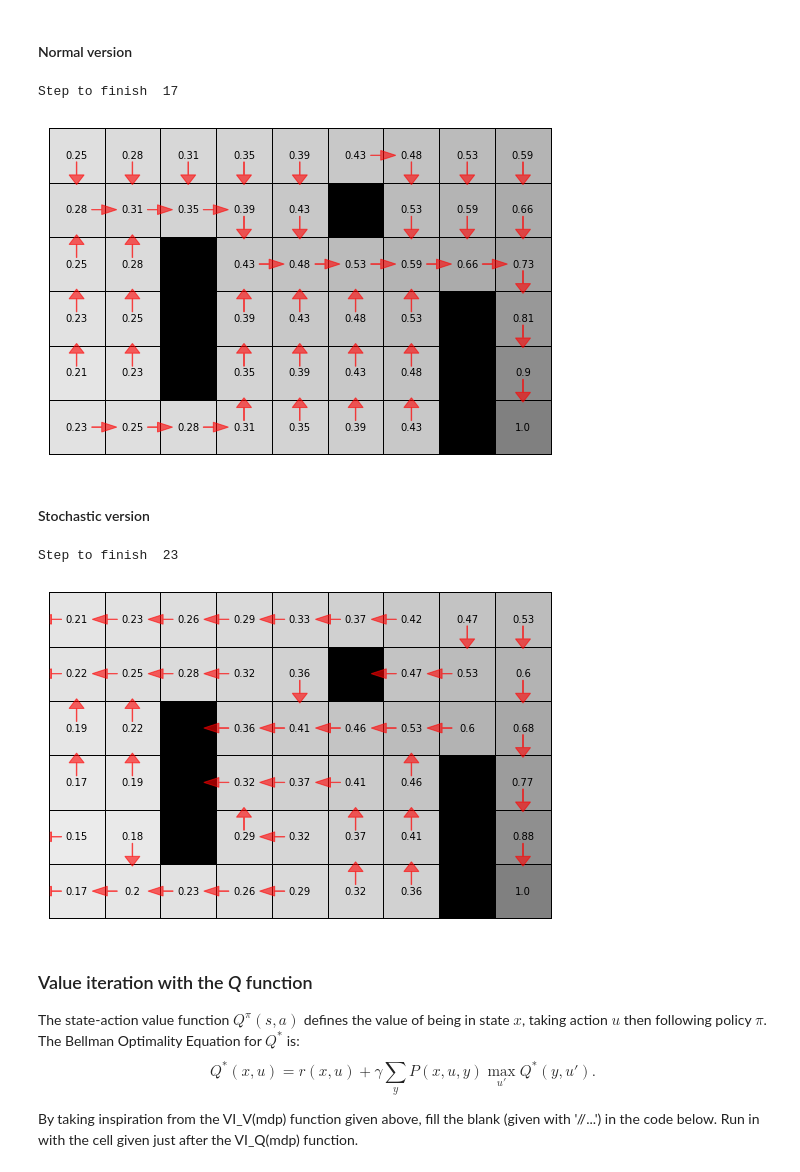
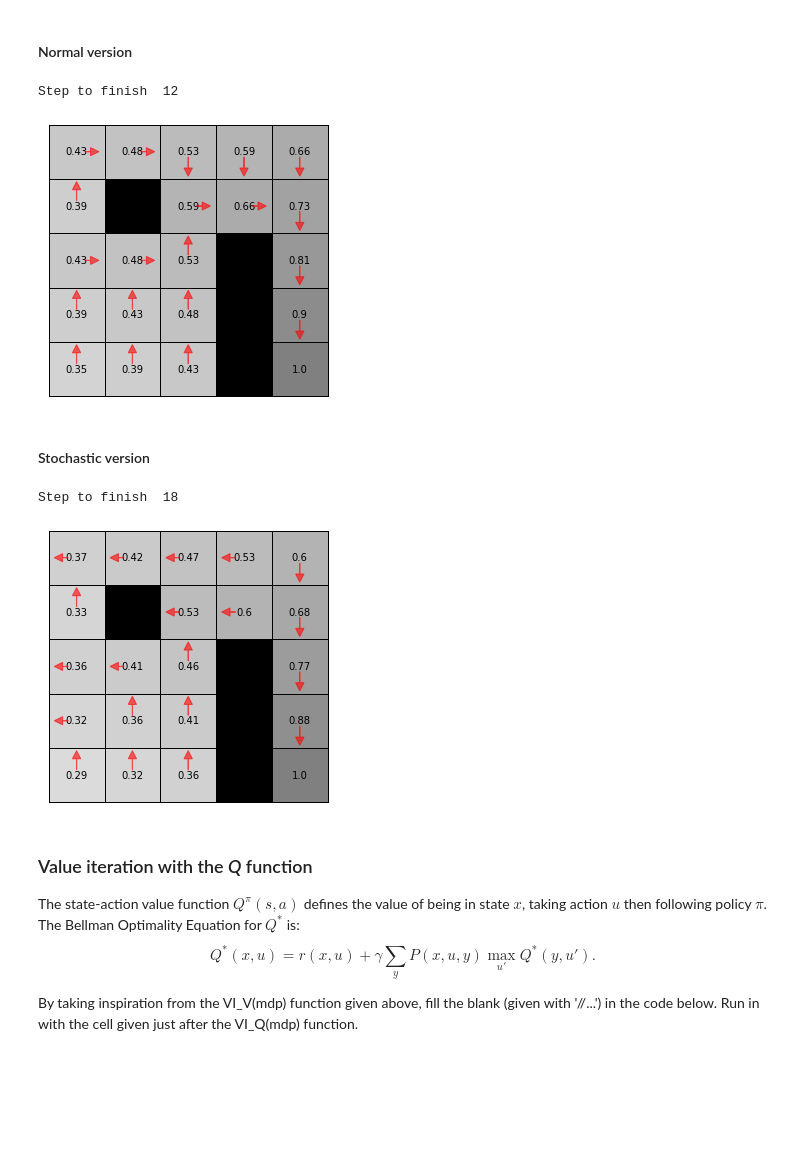
Before and after one commit to AntoninARBERET/rl_labs_notebooks, a Jupyter notebook: dynamic_programming.ipynb, the cells around one changed output. Cells and saved outputs as stored; diff of their text form; code cells hidden in the pictures; blank space fills up the shorter version.

```diff
--- a/dynamic_programming.ipynb
+++ b/dynamic_programming.ipynb
@@ -104,17 +104,17 @@ The cell below runs a visualization of value iteration. Just run it to see it ho
 # %%
 %matplotlib inline
 #from ipynb.fs.defs.mdp import maze_mdp # Markov Decision Process
 #from ipynb.fs.defs.maze_plotter import maze_plotter # used for visualization of the state value and policy evolution
 
-walls = [14,15,16,31,45,46,47]
-height = 6
-width = 9
+walls = [6,17,18,19]
+height = 5
+width = 5
 m = maze_mdp(width, height, walls=walls, terminal_states=[height*width-1]) # maze-like MDP definition
 
 [V_list, policy_list] = VI_V(m,render=True)
 # %% [output]
-Step to finish  17
+Step to finish  12
-[figure, old version]
+[figure, new version]
 # %% [markdown]
 #### Stochastic version
 # %%
@@ -123,15 +123,15 @@ from mdp_stoch_trans import my_maze_mdp
 #from ipynb.fs.defs.mdp import maze_mdp # Markov Decision Process
 #from ipynb.fs.defs.maze_plotter import maze_plotter # used for visualization of the state value and policy evolution
 
-walls = [14,15,16,31,45,46,47]
-height = 6
-width = 9
+walls = [6,17,18,19]
+height = 5
+width = 5
 m = my_maze_mdp(width, height, walls=walls, terminal_states=[height*width-1], stochasticity = 0.1) # maze-like MDP definition
 
 [V_list, policy_list] = VI_V(m,render=True)
 # %% [output]
-Step to finish  23
+Step to finish  18
-[figure, old version]
+[figure, new version]
 # %% [markdown]
 ### Value iteration with the *Q* function
 
```
Also changed, not shown: parts of 5 cells of this notebook, 6 other files.
